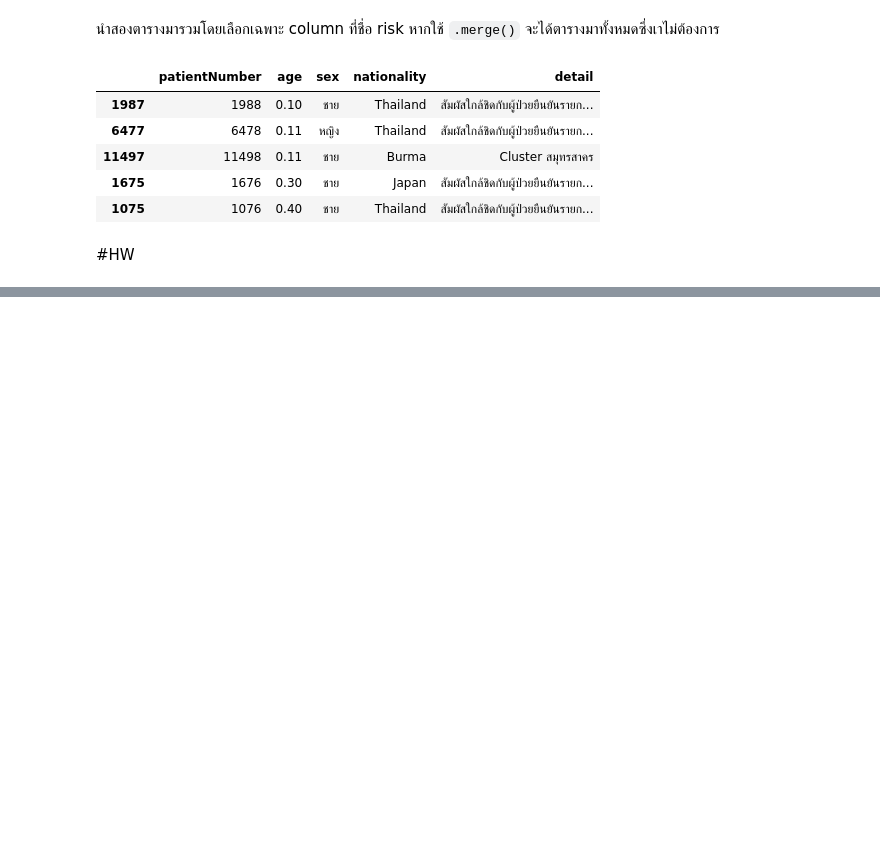
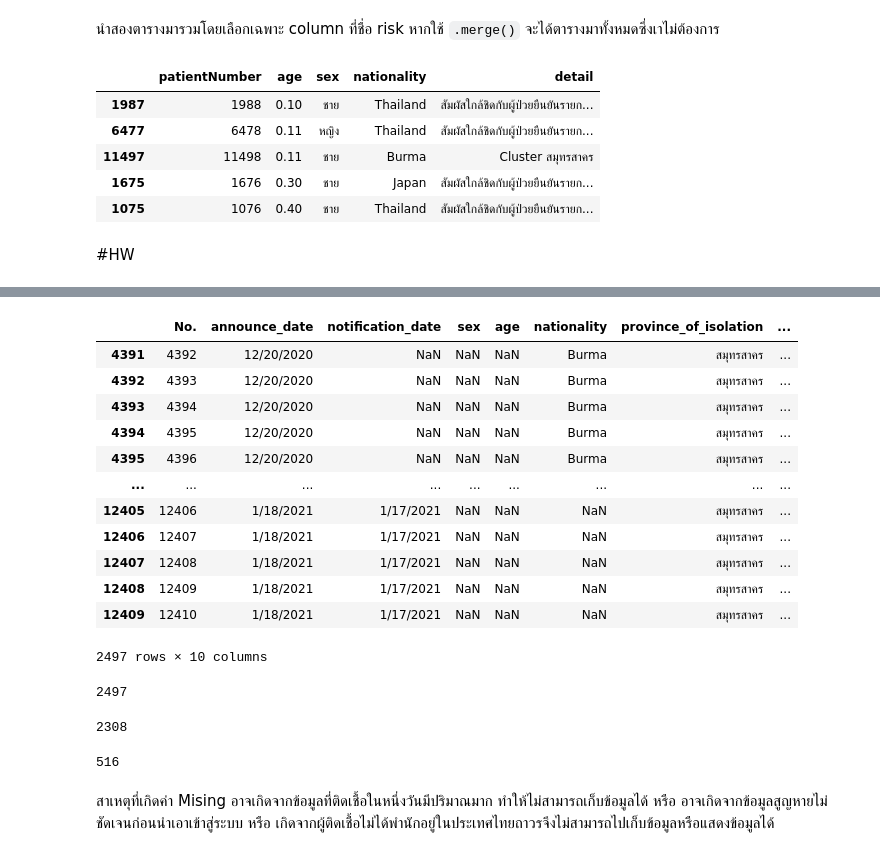
Before and after one commit to Toto17515/Data_viz, a Jupyter notebook: Pandas102.ipynb, the cells around one changed output, grey strips where cells are left out. Drawn from its saved outputs; the diff is of its cells as text; code cells hidden in the pictures; blank space fills up the shorter version.

```diff
--- a/Pandas102.ipynb
+++ b/Pandas102.ipynb
@@ -332,0 +382,34 @@
+# %%
+data_covid_None = list()
+for i in data_covid.iloc[:,3].isnull():
+  data_covid_None.append(i)
+None_data_covid_sex = data_covid[data_covid_None]
+None_data_covid_sex
+# %% [output]
+|  | No. | announce_date | notification_date | sex | age | nationality | province_of_isolation | ... |
+| 4391 | 4392 | 12/20/2020 | NaN | NaN | NaN | Burma | สมุทรสาคร | ... |
+| 4392 | 4393 | 12/20/2020 | NaN | NaN | NaN | Burma | สมุทรสาคร | ... |
+| 4393 | 4394 | 12/20/2020 | NaN | NaN | NaN | Burma | สมุทรสาคร | ... |
+| 4394 | 4395 | 12/20/2020 | NaN | NaN | NaN | Burma | สมุทรสาคร | ... |
+| 4395 | 4396 | 12/20/2020 | NaN | NaN | NaN | Burma | สมุทรสาคร | ... |
+| ... | ... | ... | ... | ... | ... | ... | ... | ... |
+| 12405 | 12406 | 1/18/2021 | 1/17/2021 | NaN | NaN | NaN | สมุทรสาคร | ... |
+| 12406 | 12407 | 1/18/2021 | 1/17/2021 | NaN | NaN | NaN | สมุทรสาคร | ... |
+| 12407 | 12408 | 1/18/2021 | 1/17/2021 | NaN | NaN | NaN | สมุทรสาคร | ... |
+| 12408 | 12409 | 1/18/2021 | 1/17/2021 | NaN | NaN | NaN | สมุทรสาคร | ... |
+| 12409 | 12410 | 1/18/2021 | 1/17/2021 | NaN | NaN | NaN | สมุทรสาคร | ... |
+2497 rows × 10 columns
+# %%
+None_data_covid_sex['province_of_isolation'].count()
+# %% [output]
+2497
+# %%
+None_data_covid_sex[None_data_covid_sex['province_of_isolation']=='สมุทรสาคร']['province_of_isolation'].count()
+# %% [output]
+2308
+# %%
+None_data_covid_sex[None_data_covid_sex['announce_date']=='12/20/2020']['announce_date'].count()
+# %% [output]
+516
+# %% [markdown]
+สาเหตุที่เกิดค่า Mising  อาจเกิดจากข้อมูลที่ติดเชื้อในหนึ่งวันมีปริมาณมาก ทำให้ไม่สามารถเก็บข้อมูลได้ หรือ อาจเกิดจากข้อมูลสูญหายไม่ชัดเจนก่อนนำเอาเข้าสู่ระบบ หรือ เกิดจากผู้ติดเชื้อไม่ได้พำนักอยู่ในประเทศไทยถาวรจึงไม่สามารถไปเก็บข้อมูลหรือแสดงข้อมูลได้
```
Also changed, not shown: parts of 14 cells of this notebook.
